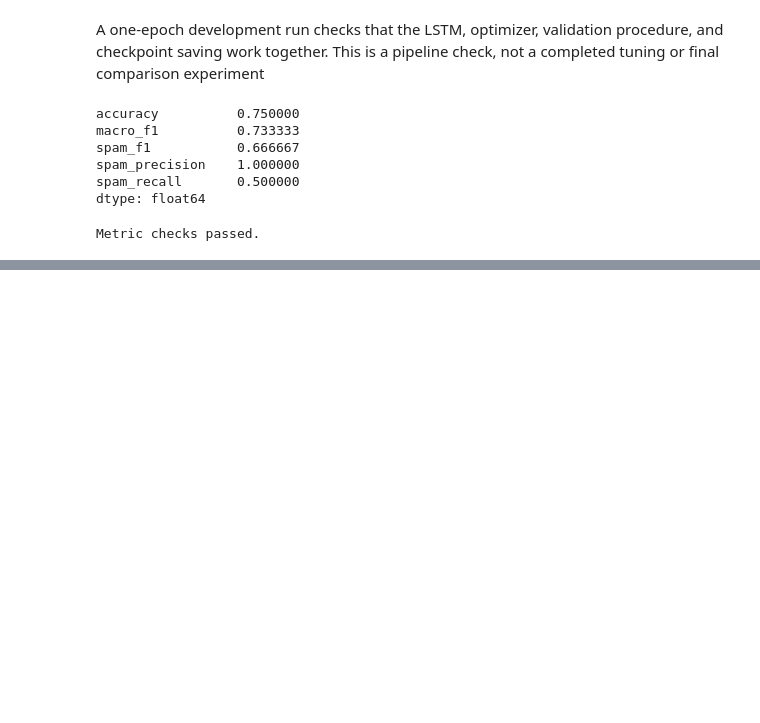
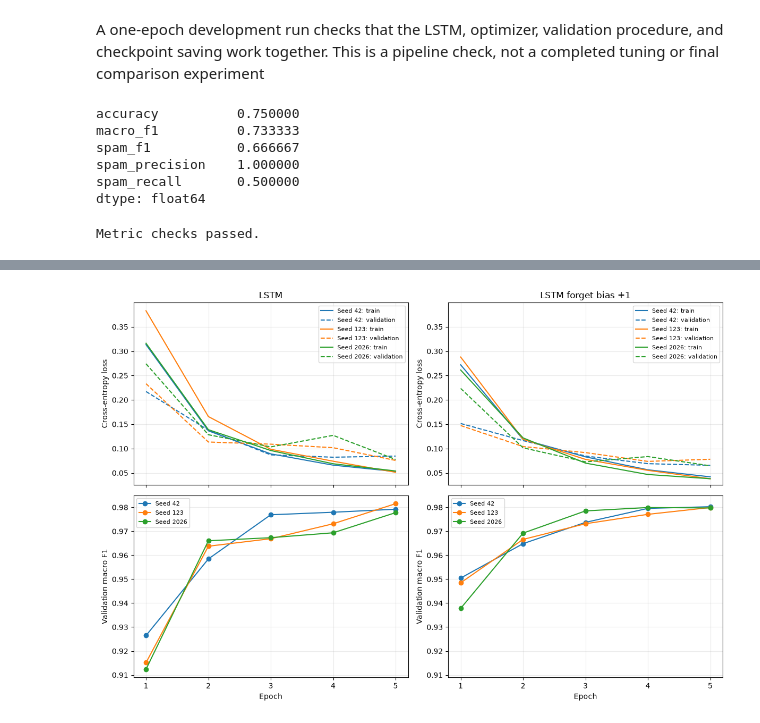
Before and after one commit to Nouroz-BI/AIGC5500-Midterm-Project, a Jupyter notebook: notebooks/04_lstm_experiment.ipynb, the cells around one changed output, grey strips where cells are left out. Drawn from its saved outputs; the diff is of its cells as text; code cells hidden in the pictures; blank space fills up the shorter version.

Commit message:
2026-10-31 - Complete LSTM experiments, forget-bias ablation, and inference benchmarks

```diff
--- a/notebooks/04_lstm_experiment.ipynb
+++ b/notebooks/04_lstm_experiment.ipynb
@@ -327,0 +685,41 @@ Training time: 10.3 seconds
+# %%
+# Learning curves
+variants = ['LSTM', 'LSTM forget bias +1']
+seed_colors = dict(zip(TRAINING_SEEDS, ['tab:blue', 'tab:orange', 'tab:green']))
+
+fig, axes = plt.subplots(2, 2, figsize = (12, 8), sharex = True)
+
+for column, variant in enumerate(variants):
+    for seed in TRAINING_SEEDS:
+        history = experiment_histories[(variant, seed)]
+        color = seed_colors[seed]
+
+        # Solid lines: training loss; dashed lines: validation loss.
+        axes[0, column].plot(history['epoch'], history['train_loss'], color = color, label = f'Seed {seed}: train')
+        axes[0, column].plot(history['epoch'], history['val_loss'], color = color, linestyle = '--', label = f'Seed {seed}: validation')
+        axes[1, column].plot(history['epoch'], history['val_macro_f1'], color = color, marker = 'o', label = f'Seed {seed}')
+
+    # Set the title, y-label, and x-label for the first row
+    axes[0, column].set_title(variant)
+    axes[0, column].set_ylabel('Cross-entropy loss')
+    axes[1, column].set_ylabel('Validation macro F1')
+    axes[1, column].set_xlabel('Epoch')
+
+    # Set the x-ticks, grid, and legend for the second row
+    for row in range(2):
+        axes[row, column].set_xticks(range(1, EPOCHS + 1))
+        axes[row, column].grid(alpha = 0.25)
+        axes[row, column].legend(fontsize = 8)
+
+# Use matching vertical scales when comparing the variants.
+for row in range(2):
+    lower = min(axis.get_ylim()[0] for axis in axes[row])
+    upper = max(axis.get_ylim()[1] for axis in axes[row])
+    for axis in axes[row]:
+        axis.set_ylim(lower, upper)
+
+fig.tight_layout()
+fig.savefig(RESULTS_DIR / 'learning_curves.png', dpi = 200, bbox_inches = 'tight')
+plt.show()
+# %% [output]
+[figure, added]
```
Also changed, not shown: parts of 21 cells of this notebook, 16 other files.
